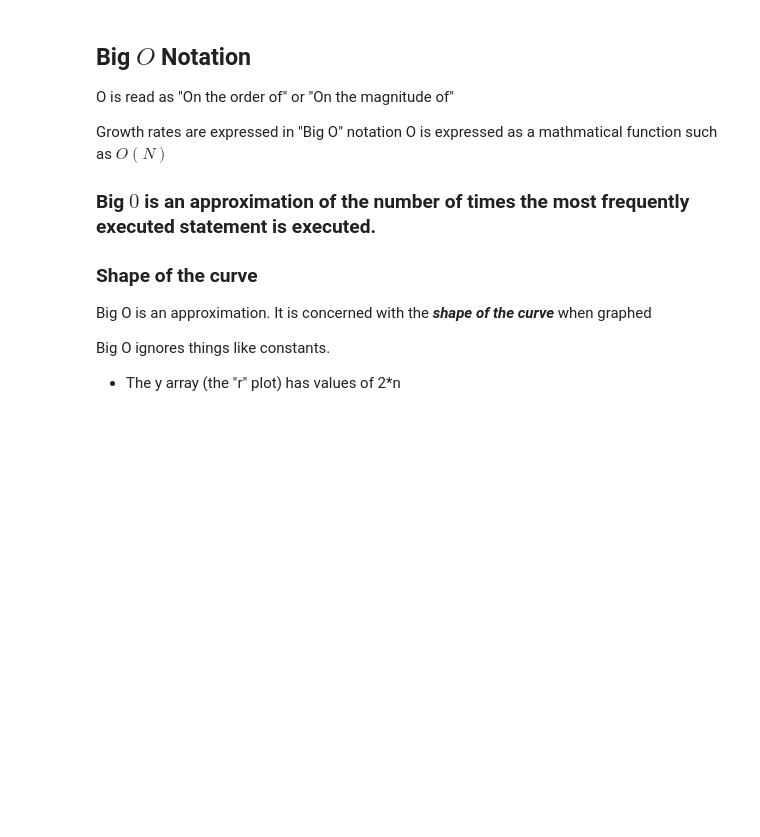
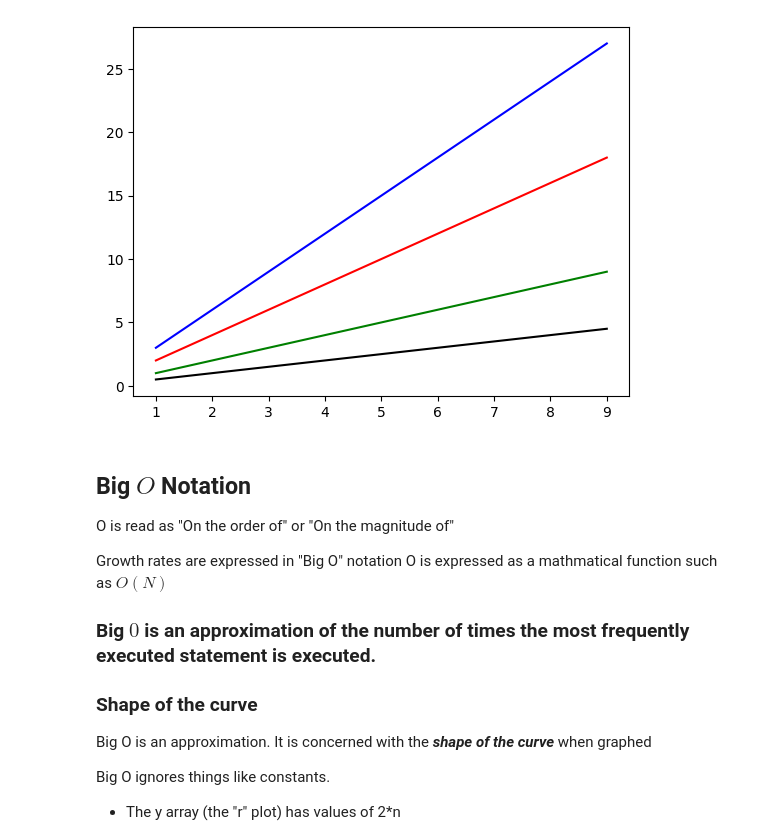
Before and after one commit to noynaert/csc187handouts, a Jupyter notebook: unit13/13_050_Growth_Rates.ipynb, the cells around one changed output. Saved outputs shown, nothing was run; the diff lists cells and outputs as text; code cells hidden in the pictures; blank space fills up the shorter version.

```diff
--- a/unit13/13_050_Growth_Rates.ipynb
+++ b/unit13/13_050_Growth_Rates.ipynb
@@ -10,14 +12,16 @@ plt.show()
 # %%
-n=[1,2,3,4,5,6,7,8, 9, ]
-x=[1,2,3,4,5,6,7,8, 9, ]
-y=[2,4,6,8,10,12,14,16,18,]
+n=[1,2,3,4,5,6,7,8, 9 ]
+x=[1,2,3,4,5,6,7,8, 9 ]
+y=[2,4,6,8,10,12,14,16,18]
 z=[3,6,9,12,15,18,21,24,27]
 a=[0.5,1,1.5,2,2.5,3,3.5,4,4.5]
 plt.plot(n,y,"r")
 plt.plot(n,z,"b")
 plt.plot(n,x,"g")
 plt.plot(n,a,"k")
 plt.show()
+# %% [output]
+[figure, added]
 # %% [markdown]
 ## Big $O$ Notation
 
```
Also changed, not shown: parts of 4 cells of this notebook, 3 other files.
